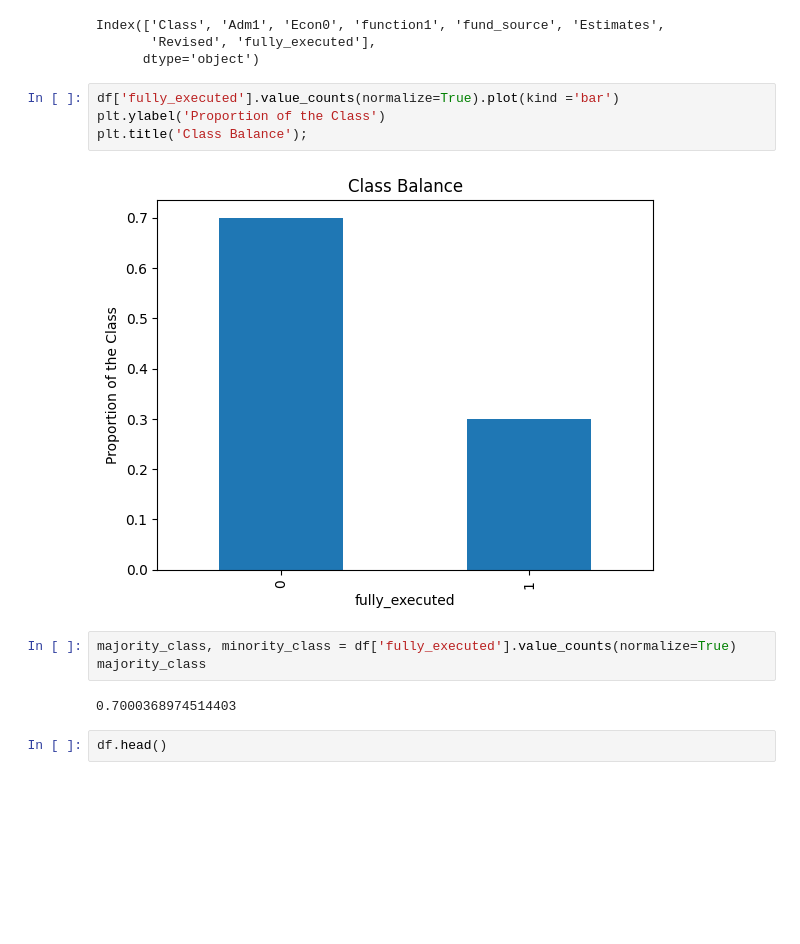
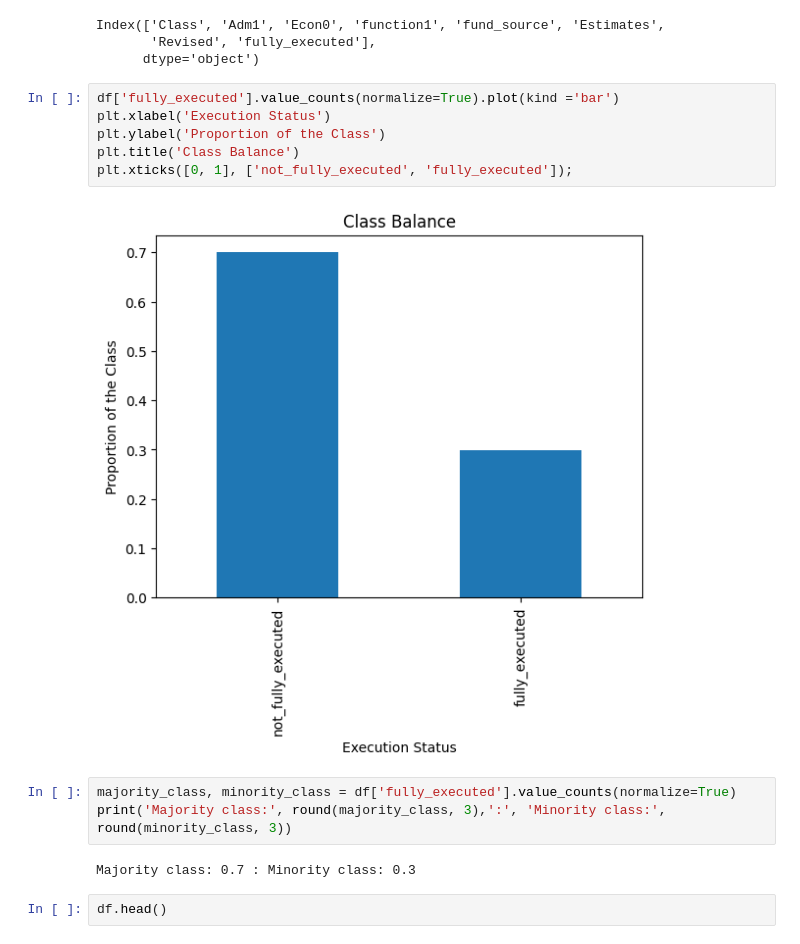
Before and after one commit to pabrokim/economic-performance-kenya-classification, a Jupyter notebook: economy.ipynb, the cells around one changed output. Drawn from its saved outputs; the diff is of its cells as text; blank space fills up the shorter version.

```diff
--- a/economy.ipynb
+++ b/economy.ipynb
@@ -146,15 +146,17 @@ Index(['Class', 'Adm1', 'Econ0', 'function1', 'fund_source', 'Estimates',
       dtype='object')
 # %%
 df['fully_executed'].value_counts(normalize=True).plot(kind ='bar')
+plt.xlabel('Execution Status')
 plt.ylabel('Proportion of the Class')
-plt.title('Class Balance');
+plt.title('Class Balance')
+plt.xticks([0, 1], ['not_fully_executed', 'fully_executed']);
 # %% [output]
-[figure, old version]
+[figure, new version]
 # %%
 majority_class, minority_class = df['fully_executed'].value_counts(normalize=True)
-majority_class
+print('Majority class:', round(majority_class, 3),':', 'Minority class:', round(minority_class, 3))
 # %% [output]
-0.7000368974514403
+Majority class: 0.7 : Minority class: 0.3
 # %%
 df.head()
 # %% [output]
```
Also changed, not shown: parts of 1 cell of this notebook.
